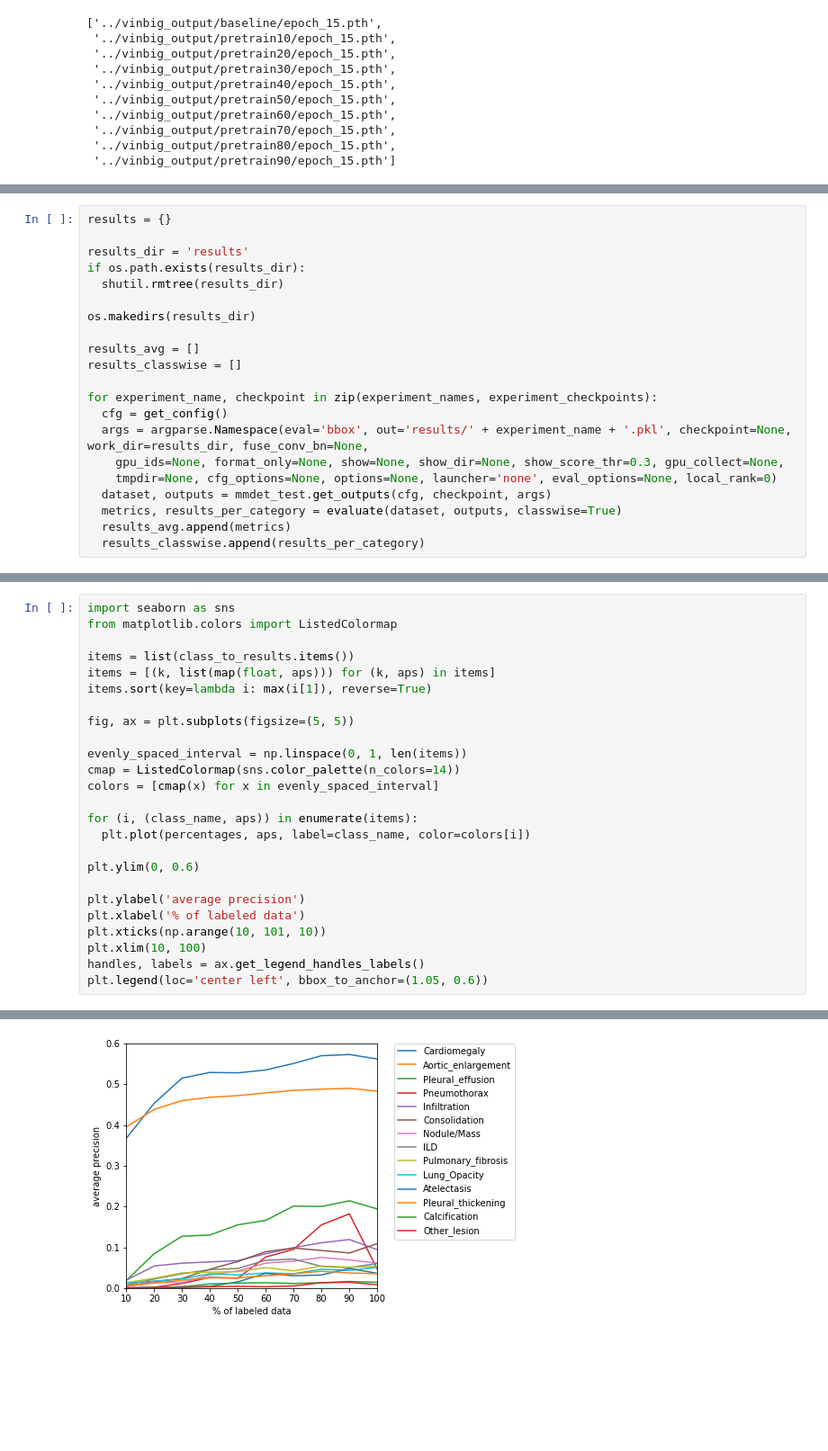
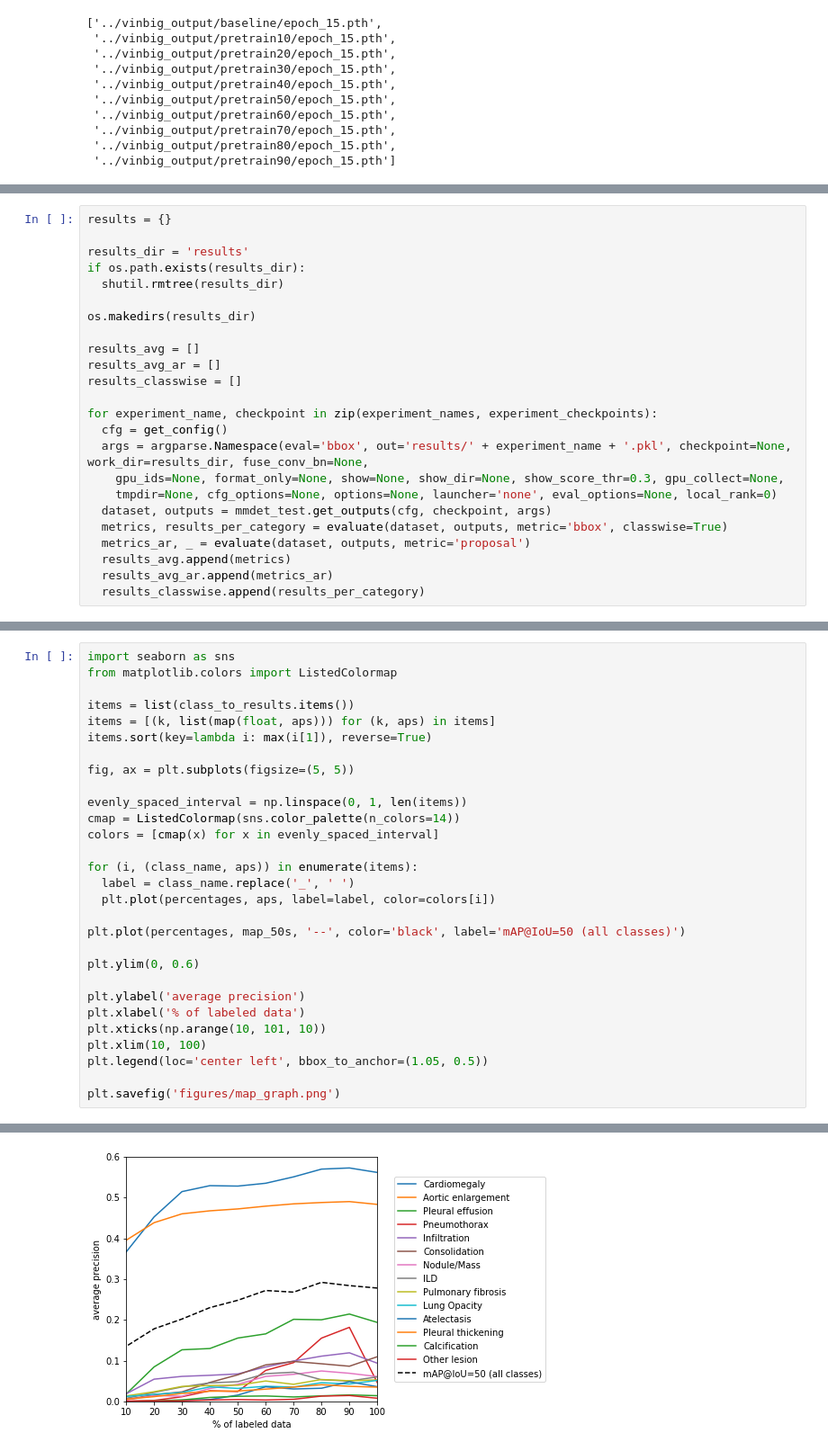
Before and after one commit to marinbenc/ssl-for-medical-object-detection, a Jupyter notebook: source/testing_and_viz.ipynb, the cells around one changed output, grey strips where cells are left out. Shown at 90% size. Drawn from its saved outputs; the diff is of its cells as text; blank space fills up the shorter version.

Commit message:
Add figures

```diff
--- a/source/testing_and_viz.ipynb
+++ b/source/testing_and_viz.ipynb
@@ -273,6 +275,7 @@ if os.path.exists(results_dir):
 os.makedirs(results_dir)
 
 results_avg = []
+results_avg_ar = []
 results_classwise = []
 
 for experiment_name, checkpoint in zip(experiment_names, experiment_checkpoints):
@@ -281,8 +284,10 @@ for experiment_name, checkpoint in zip(experiment_names, experiment_checkpoints)
     gpu_ids=None, format_only=None, show=None, show_dir=None, show_score_thr=0.3, gpu_collect=None,
     tmpdir=None, cfg_options=None, options=None, launcher='none', eval_options=None, local_rank=0)
   dataset, outputs = mmdet_test.get_outputs(cfg, checkpoint, args)
-  metrics, results_per_category = evaluate(dataset, outputs, classwise=True)
+  metrics, results_per_category = evaluate(dataset, outputs, metric='bbox', classwise=True)
+  metrics_ar, _ = evaluate(dataset, outputs, metric='proposal')
   results_avg.append(metrics)
+  results_avg_ar.append(metrics_ar)
   results_classwise.append(results_per_category)
 # %% [output]
 loading annotations into memory...
@@ -369,7 +378,10 @@ cmap = ListedColormap(sns.color_palette(n_colors=14))
 colors = [cmap(x) for x in evenly_spaced_interval]
 
 for (i, (class_name, aps)) in enumerate(items):
-  plt.plot(percentages, aps, label=class_name, color=colors[i])
+  label = class_name.replace('_', ' ')
+  plt.plot(percentages, aps, label=label, color=colors[i])
+
+plt.plot(percentages, map_50s, '--', color='black', label='mAP@IoU=50 (all classes)')
 
 plt.ylim(0, 0.6)
 
@@ -377,6 +389,7 @@ plt.ylabel('average precision')
 plt.xlabel('% of labeled data')
 plt.xticks(np.arange(10, 101, 10))
 plt.xlim(10, 100)
-handles, labels = ax.get_legend_handles_labels()
-plt.legend(loc='center left', bbox_to_anchor=(1.05, 0.6))
+plt.legend(loc='center left', bbox_to_anchor=(1.05, 0.5))
+
+plt.savefig('figures/map_graph.png')
 # %% [output]
@@ -384 +396 @@ plt.legend(loc='center left', bbox_to_anchor=(1.05, 0.6))
-[figure, old version]
+[figure, new version]
```
Also changed, not shown: parts of 10 cells of this notebook, 2 other files.
